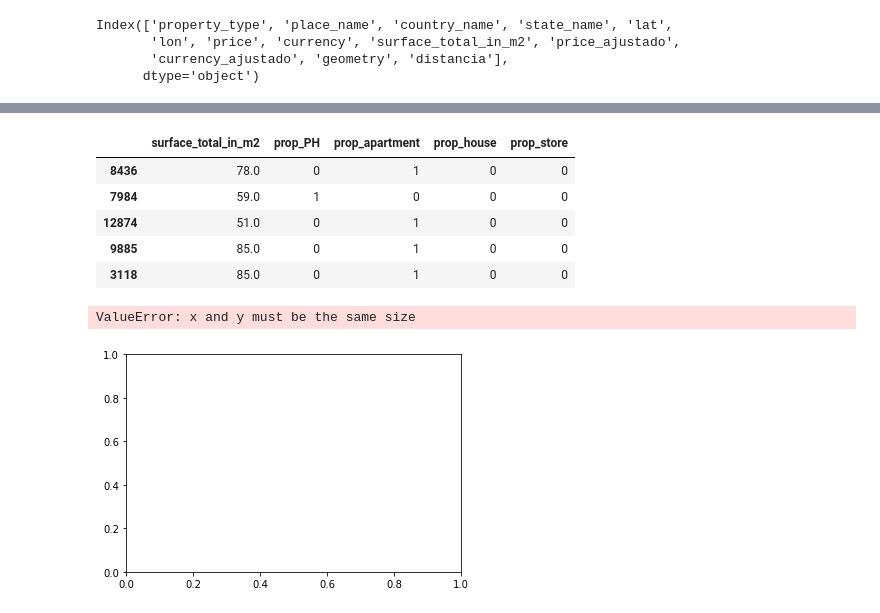
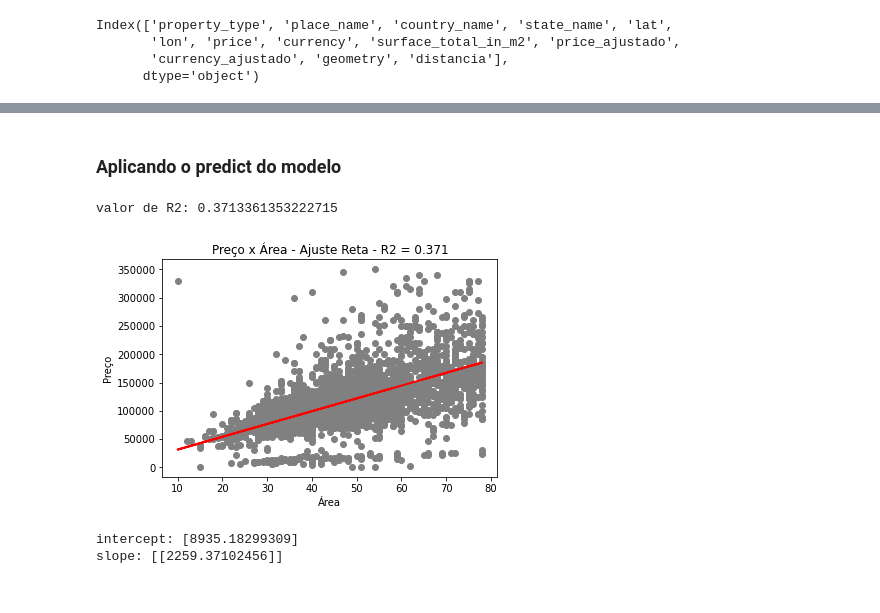
Before and after one commit to lpoggetto/Workshop_DH_1, a Jupyter notebook: workshop.ipynb, the cells around one changed output, grey strips where cells are left out. Cells and saved outputs as stored; diff of their text form; code cells hidden in the pictures.

```diff
--- a/workshop.ipynb
+++ b/workshop.ipynb
@@ -341,5 +380,5 @@ Número de observações em teste: 4301
 model = LinearRegression()
 # %%
 # separando variaveis independentes das dependentes
-X_train = df_treino[['surface_total_in_m2', 'property_type']]
+X_train = df_treino[['surface_total_in_m2']]
 Y_train = df_treino[['price_ajustado']]
@@ -353,4 +385 @@ cat_dummies = pd.get_dummies(data=X_train,
-# %%
-#aplicando dummies na variável x
-X_train = cat_dummies
 # %%
@@ -365,23 +394,9 @@ valor de R2: 0.5478408886217252
 # %%
-# separando variaveis independentes das dependentes
-x_test = df_teste[['surface_total_in_m2', 'property_type']]
+# separando variaveis independentes das dependentes para os dados de teste
+x_test = df_teste[['surface_total_in_m2']]
 y_test = df_teste[['price_ajustado']]
-# %%
-cat_dummies_test = pd.get_dummies(data=x_test,
-                   columns=['property_type'],
-                   drop_first=False,
-                   prefix=['prop'])
-
-x_test = cat_dummies_test
-# %%
-x_test.head()
-# %% [output]
-|  | surface_total_in_m2 | prop_PH | prop_apartment | prop_house | prop_store |
-| 8436 | 78.0 | 0 | 1 | 0 | 0 |
-| 7984 | 59.0 | 1 | 0 | 0 | 0 |
-| 12874 | 51.0 | 0 | 1 | 0 | 0 |
-| 9885 | 85.0 | 0 | 1 | 0 | 0 |
-| 3118 | 85.0 | 0 | 1 | 0 | 0 |
+# %% [markdown]
+### Aplicando o predict do modelo
 # %%
 # predizendo respostas
 
@@ -391,10 +406,20 @@ y_pred = pd.DataFrame(y_pred, columns=['predict'])
 # %%
 df_validacao = y_test.join(y_pred)
 # %%
+print(f'valor de R2: {r2}')
 plt.scatter(x_test, y_test, color = 'gray')
 plt.plot(x_test, y_pred, color = 'red', linewidth = 2)
+plt.title(f'Preço x Área - Ajuste Reta - R2 = {r2.round(3)}')
+plt.xlabel('Área')
+plt.ylabel('Preço')
 plt.show()
-print(f'valor de R2: {r2}')
 # %% [output]
-ValueError: x and y must be the same size
+valor de R2: 0.3713361353222715
-[figure, old version]
+[figure, new version]
+# %%
+#b0 e b1
+print(f"intercept: {model.intercept_}")
+print(f"slope: {model.coef_}")
+# %% [output]
+intercept: [8935.18299309]
+slope: [[2259.37102456]]
```
Also changed, not shown: parts of 40 cells of this notebook.
